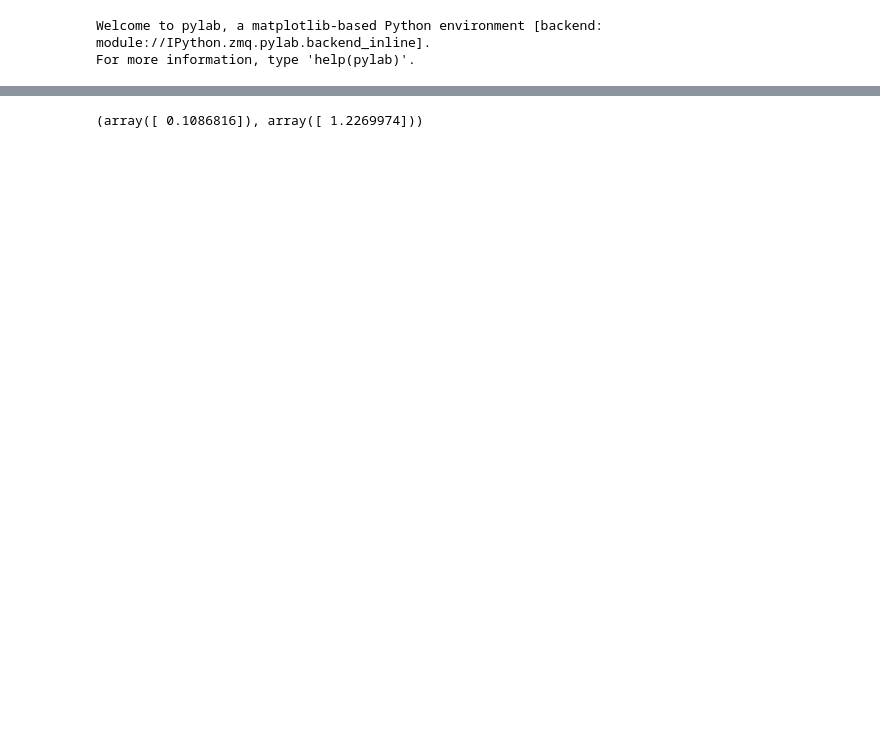
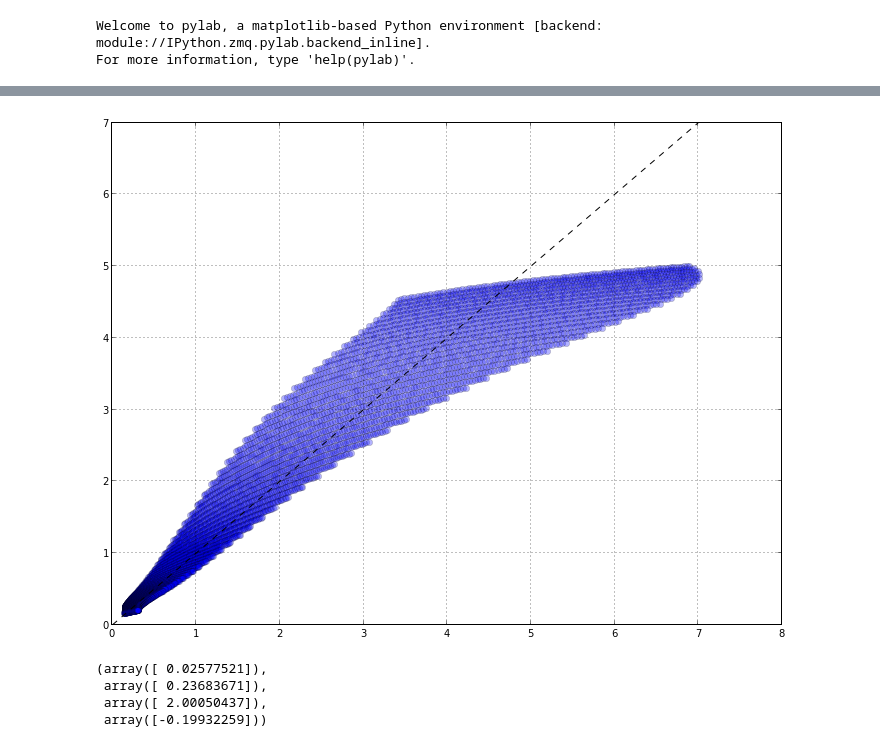
Before and after one commit to dopplershift/DissertationCode, a Jupyter notebook: notebooks/Regression.ipynb, the cells around one changed output, grey strips where cells are left out. Drawn from its saved outputs; the diff is of its cells as text; code cells hidden in the pictures; blank space fills up the shorter version.

```diff
--- a/notebooks/Regression.ipynb
+++ b/notebooks/Regression.ipynb
@@ -58,4 +66,13 @@ plt.grid()
+# %%
+plt.plot(y, a * z**b * zdr**c * kdp**d, 'bo', linestyle='none', alpha=0.3)
+plt.plot([0,7], [0,7], 'k--')
+plt.grid()
+# %% [output]
+[figure, added]
 # %%
-a,b
+a,b,c,d
 # %% [output]
-(array([ 0.1086816]), array([ 1.2269974]))
+(array([ 0.02577521]),
+ array([ 0.23683671]),
+ array([ 2.00050437]),
+ array([-0.19932259]))
```
Also changed, not shown: parts of 5 cells of this notebook.
